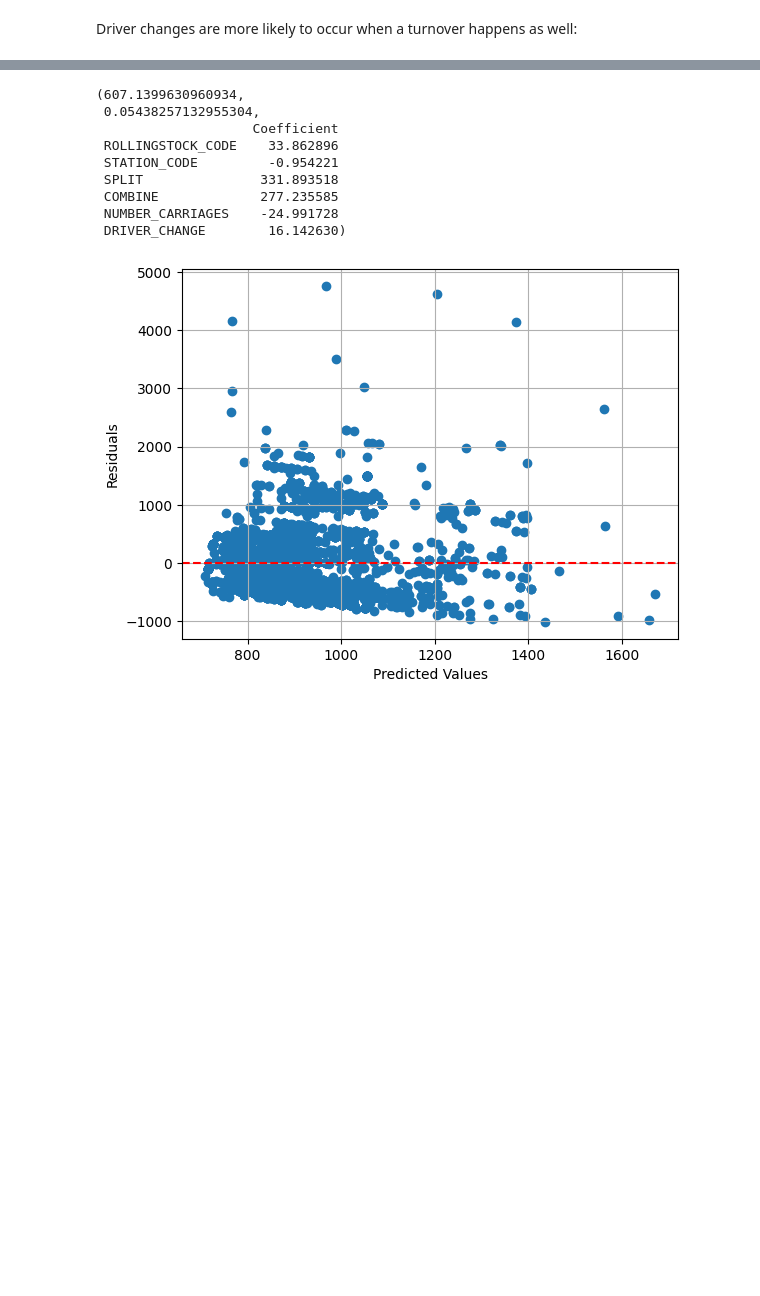
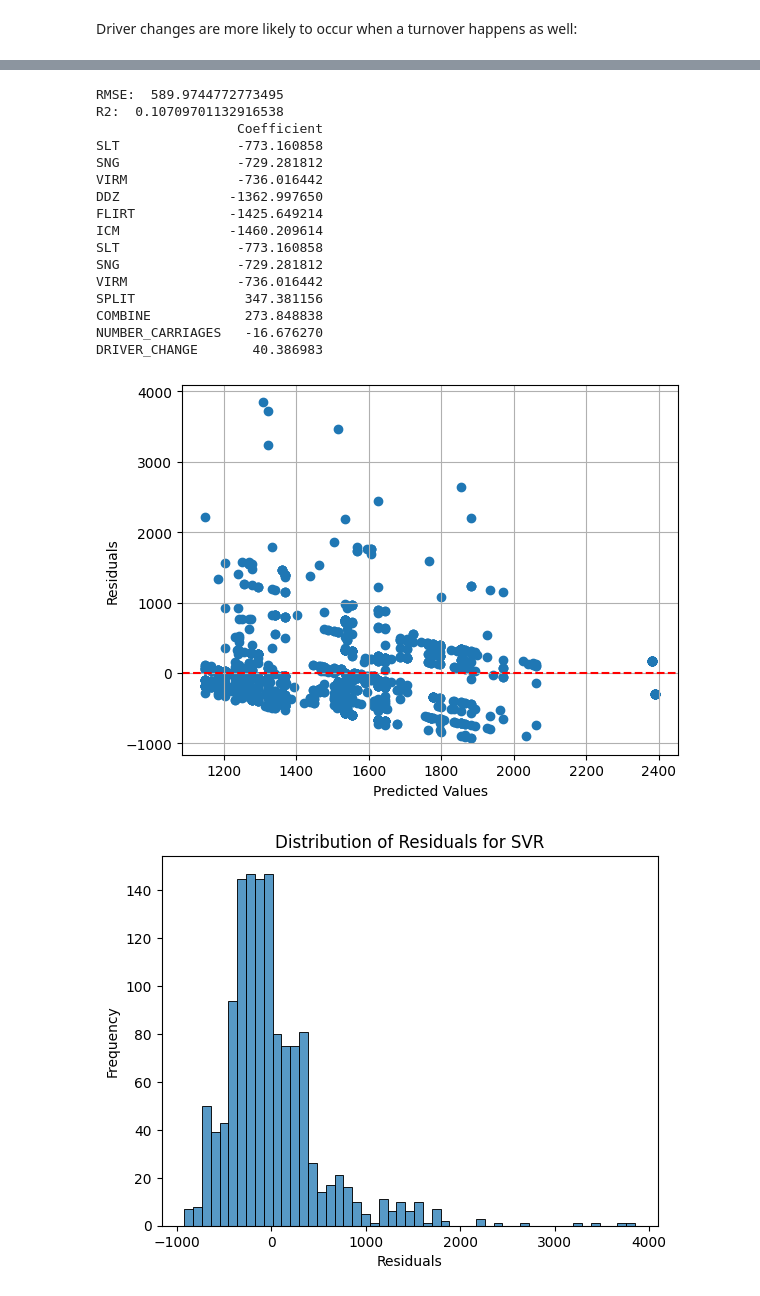
Before and after one commit to timrentenaar/NS_TURNOVER_TIMES, a Jupyter notebook: notebooks/Data_Exploration.ipynb, the cells around one changed output, grey strips where cells are left out. Saved outputs shown, nothing was run; the diff lists cells and outputs as text; code cells hidden in the pictures; blank space fills up the shorter version.

```diff
--- a/notebooks/Data_Exploration.ipynb
+++ b/notebooks/Data_Exploration.ipynb
@@ -258,5 +383,3 @@ plt.show()
 # %%
-turnover_df["ROLLINGSTOCK_CODE"] = turnover_df["ROLLINGSTOCK_TYPE"].replace({ 'SNG': 0, 'SLT': 1, 'VIRM' : 2, 'FLIRT' : 3, 'ICM' : 4, 'DDZ' : 5, 'MS' : 6})
-
 le = LabelEncoder()
 turnover_df['STATION_CODE'] = le.fit_transform(turnover_df['STATION'])
@@ -262,0 +394,7 @@ turnover_df['STATION_CODE'] = le.fit_transform(turnover_df['STATION'])
+# %%
+if ({'SLT', 'SNG', 'VIRM', 'DDZ', 'FLIRT', 'ICM', 'SLT', 'SNG', 'VIRM'}.issubset(turnover_df.columns)):
+    print('Columns already added')
+else:
+    dummy_codes = pd.get_dummies(turnover_df["ROLLINGSTOCK_TYPE"])
+    turnover_df = pd.concat([turnover_df, dummy_codes], axis = 'columns')
+    turnover_df.head()
@@ -263,6 +417,6 @@ turnover_df['STATION_CODE'] = le.fit_transform(turnover_df['STATION'])
 # %%
 # Selecting the relevant columns for the regression analysis
-relevant_data = turnover_df[['ROLLINGSTOCK_CODE', 'STATION_CODE', 'SPLIT', 'COMBINE', 'NUMBER_CARRIAGES', 'DRIVER_CHANGE', 'PLAN_TURNOVER_TIME']]
+relevant_data = turnover_df[['SLT', 'SNG', 'VIRM', 'DDZ', 'FLIRT', 'ICM', 'SLT', 'SNG', 'VIRM', 'SPLIT', 'COMBINE', 'NUMBER_CARRIAGES', 'DRIVER_CHANGE', 'PLAN_TURNOVER_TIME']]
 X = relevant_data.drop('PLAN_TURNOVER_TIME', axis=1)
 y = relevant_data['PLAN_TURNOVER_TIME']
 
@@ -280,27 +434,44 @@ rmse = np.sqrt(mean_squared_error(y_test, y_pred))
 r2 = r2_score(y_test, y_pred)
 coefficients = pd.DataFrame(model.coef_, X.columns, columns=['Coefficient'])
 
-rmse, r2, coefficients
+print('RMSE: ', rmse)
+print('R2: ', r2)
+print(coefficients)
 # %% [output]
-(607.1399630960934,
- 0.05438257132955304,
-                    Coefficient
- ROLLINGSTOCK_CODE    33.862896
- STATION_CODE         -0.954221
- SPLIT               331.893518
- COMBINE             277.235585
- NUMBER_CARRIAGES    -24.991728
- DRIVER_CHANGE        16.142630)
+RMSE:  589.9744772773495
+R2:  0.10709701132916538
+                  Coefficient
+SLT               -773.160858
+SNG               -729.281812
+VIRM              -736.016442
+DDZ              -1362.997650
+FLIRT            -1425.649214
+ICM              -1460.209614
+SLT               -773.160858
+SNG               -729.281812
+VIRM              -736.016442
+SPLIT              347.381156
+COMBINE            273.848838
+NUMBER_CARRIAGES   -16.676270
+DRIVER_CHANGE       40.386983
 # %%
 # Calculate residuals
 residuals = y_test - y_pred
 
 # Plotting residuals
 plt.scatter(y_pred, residuals)
 plt.xlabel('Predicted Values')
 plt.ylabel('Residuals')
 plt.axhline(y=0, color='red', linestyle='--')
 plt.grid(True)
 plt.show()
+
+# Checking for normality of residuals
+sns.histplot(residuals)
+plt.title('Distribution of Residuals for SVR')
+plt.xlabel('Residuals')
+plt.ylabel('Frequency')
+plt.show()
 # %% [output]
-[figure, old version]
+[figure, new version]
+[figure, added]
```
Also changed, not shown: parts of 39 cells of this notebook.
